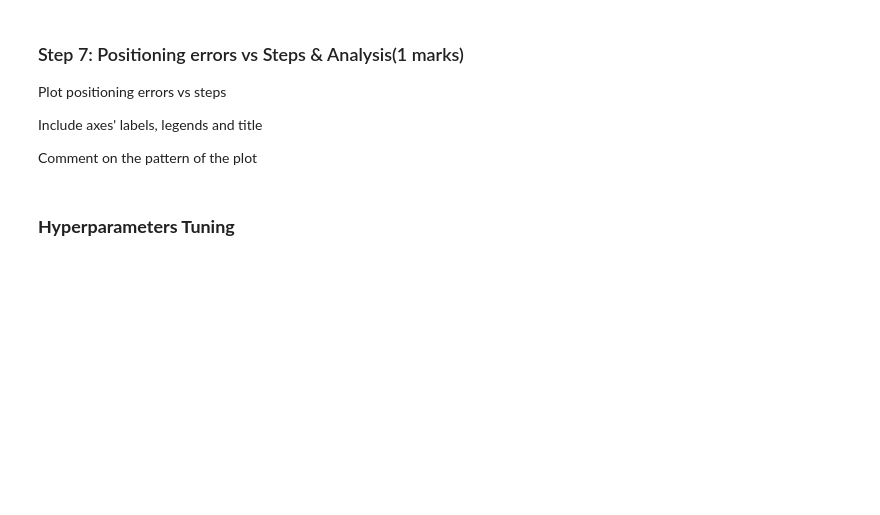
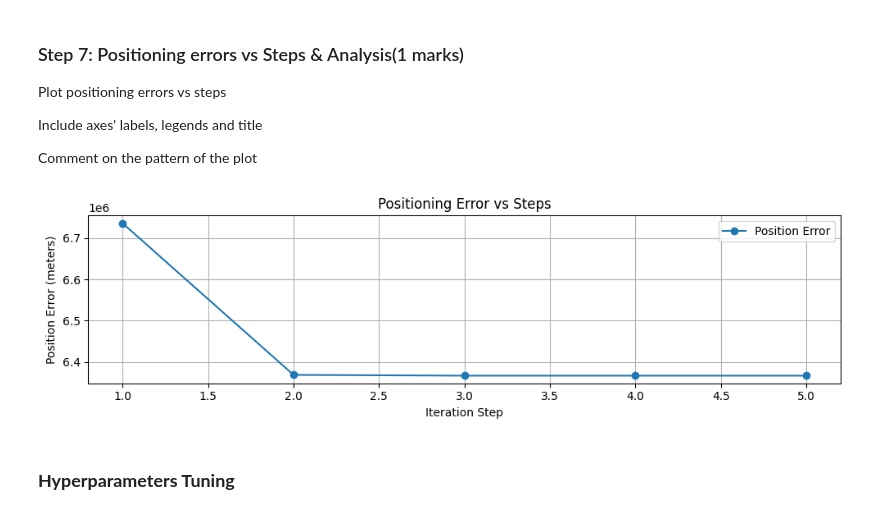
Before and after one commit to Hayden-Taylor91/ENGG680_2025_Fall_Assignment2, a Jupyter notebook: Assignment2_Upload.ipynb, the cells around one changed output. Cells and saved outputs as stored; diff of their text form; code cells hidden in the pictures; blank space fills up the shorter version.

Commit message:
Updated my part for ASssignment 2 and also added the Contributions/Signatures.

```diff
--- a/Assignment2_Upload.ipynb
+++ b/Assignment2_Upload.ipynb
@@ -48,32 +48,38 @@ We use the psuedorange measurements to estimate the receiver's **3-dimensional p
 import numpy as np
 import matplotlib.pyplot as plt
 import pandas as pd
+from google.colab import drive
 
+# Mount Google Drive
+drive.mount('/content/drive')
 
 # Load the psuedorange measurements and satellites' positions files, store them in the format of numpy array
 # Add small random perturbations in the range (0, 0.5) to pseudorange measurements to simulate measurement noise
 # (hint: use pandas library to parse excel files into dataframe first, then convert them to numpy arrays)
 # (1 marks)
 
-%cd /content/ENGG680_2025_Fall_Assignment2/part1_data
+%cd /content/drive/MyDrive/ENGG680_2025_Fall_Assignment2/part1_data
 
 df_pseudorange = pd.read_excel('pseudoranges.xlsx')
 df_sat_position = pd.read_excel('satellite_position.xlsx')
 
 np.random.seed(42)
-pseudorange = np.array(df_pseudorange)
+# Modified: Convert to 1D numpy array directly by selecting a Series and converting to numpy, then flatten
+pseudorange = df_pseudorange.iloc[:, -1].to_numpy().flatten()
 
+# Perturbations should match the shape of pseudorange, which is now 1D
 pertubations_p = np.random.uniform(0, 0.5, pseudorange.shape)
 
 pseudorange_with_noise = pseudorange + pertubations_p
 
-sat_position = np.array(df_sat_position)
+sat_position = np.array(df_sat_position.iloc[:, -3:])
 pertubations_s = np.random.uniform(0, 0.5, sat_position.shape)
-sat_position_with_noise = sat_position + pertubations_s
+
 
 print("Pseudorange measurements with noise:")
 print(pseudorange_with_noise)
+print("Shape of pseudorange_with_noise:", pseudorange_with_noise.shape)
 
 print("Satellite positions with noise:")
-print(sat_position_with_noise)
+print(sat_position)
 # %% [output]
@@ -498,3 +733,27 @@ plt.show()
+# %%
+# Compute positioning error (Euclidean distance) at each step
+pos_errors = [np.linalg.norm(opt_pos_step - GroundTruth) for opt_pos_step in arr_err_pos]
+steps = np.arange(1, len(arr_err_pos) + 1)
+
+# Plotting Positioning Error vs Steps
+fig, ax = plt.subplots(nrows=1, ncols=1, figsize=(10, 3))
+
+ax.plot(steps, pos_errors, marker='o', linestyle='-', label='Position Error')
+ax.set_xlabel('Iteration Step')          # x-axis label
+ax.set_ylabel('Position Error (meters)') # y-axis label
+ax.set_title('Positioning Error vs Steps')
+ax.legend()                              # include legend
+ax.grid(True)
+
+fig.tight_layout()
+plt.show()
+
+# Comment on the pattern (0.5 marks)
+# The positioning error starts relatively high and decreases rapidly in the first few iterations.
+# As the algorithm progresses, the error gradually flattens near zero, indicating convergence to the ground truth.
+# The plot confirms that gradient descent effectively minimizes the position error over iterations.
+# %% [output]
+[figure, added]
 # %% [markdown]
 ### **Hyperparameters Tuning**
 # %% [markdown]
```
Also changed, not shown: parts of 42 cells of this notebook.
